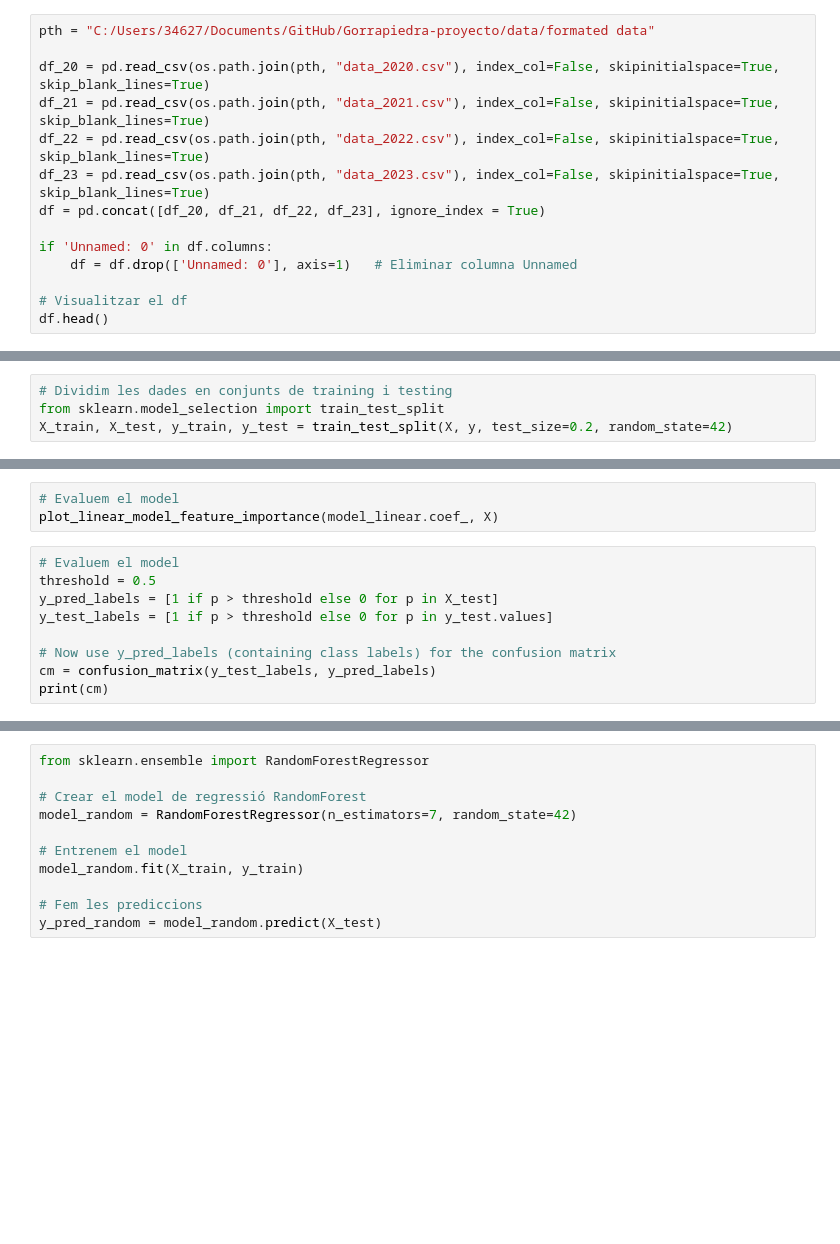
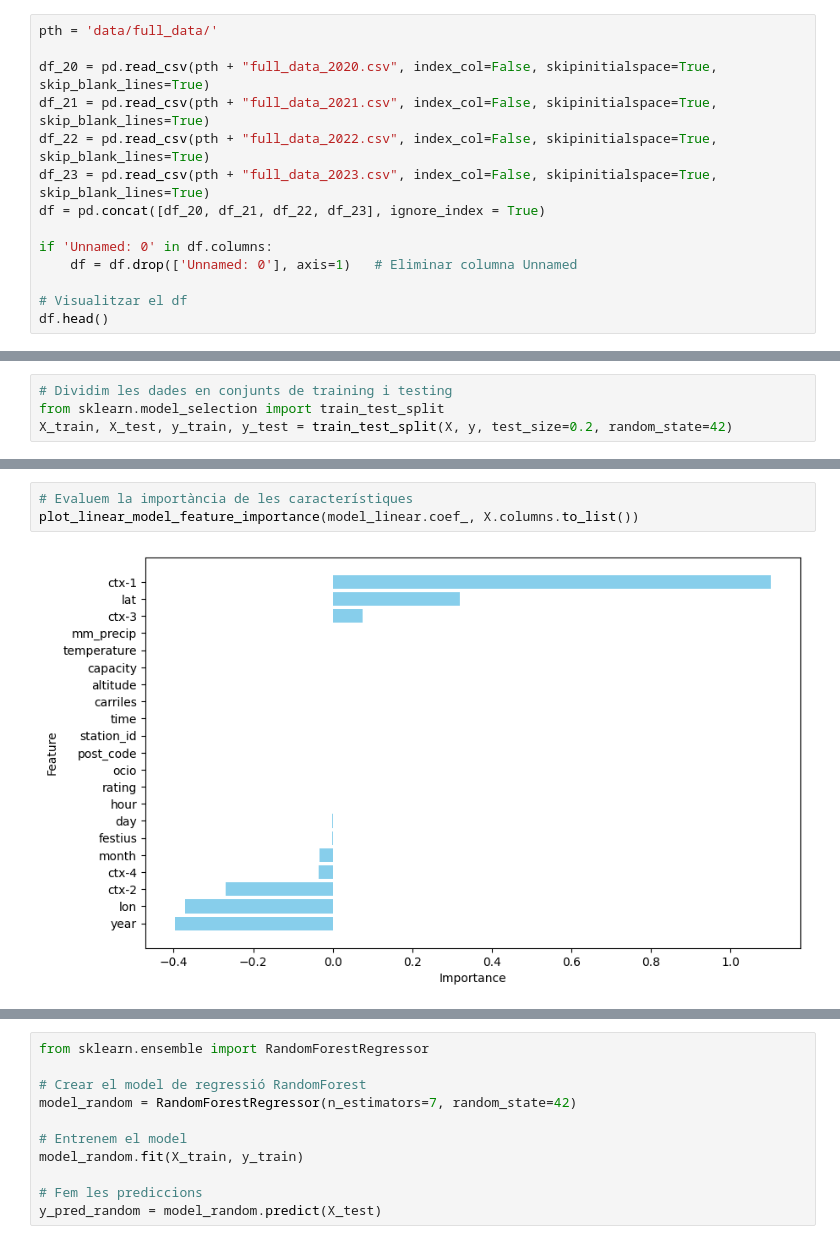
Before and after one commit to carlotalacasav/Gorrapiedra-proyecto, a Jupyter notebook: linear_regressor.ipynb, the cells around one changed output, grey strips where cells are left out. Saved outputs shown, nothing was run; the diff lists cells and outputs as text; blank space fills up the shorter version.

```diff
--- a/linear_regressor.ipynb
+++ b/linear_regressor.ipynb
@@ -20,10 +20,10 @@ from sklearn.metrics import confusion_matrix
 # %%
-pth = "C:/Users/34627/Documents/GitHub/Gorrapiedra-proyecto/data/formated data"
+pth = 'data/full_data/'
 
-df_20 = pd.read_csv(os.path.join(pth, "data_2020.csv"), index_col=False, skipinitialspace=True, skip_blank_lines=True)
-df_21 = pd.read_csv(os.path.join(pth, "data_2021.csv"), index_col=False, skipinitialspace=True, skip_blank_lines=True)
-df_22 = pd.read_csv(os.path.join(pth, "data_2022.csv"), index_col=False, skipinitialspace=True, skip_blank_lines=True)
-df_23 = pd.read_csv(os.path.join(pth, "data_2023.csv"), index_col=False, skipinitialspace=True, skip_blank_lines=True)
+df_20 = pd.read_csv(pth + "full_data_2020.csv", index_col=False, skipinitialspace=True, skip_blank_lines=True)
+df_21 = pd.read_csv(pth + "full_data_2021.csv", index_col=False, skipinitialspace=True, skip_blank_lines=True)
+df_22 = pd.read_csv(pth + "full_data_2022.csv", index_col=False, skipinitialspace=True, skip_blank_lines=True)
+df_23 = pd.read_csv(pth + "full_data_2023.csv", index_col=False, skipinitialspace=True, skip_blank_lines=True)
 df = pd.concat([df_20, df_21, df_22, df_23], ignore_index = True)
 
 if 'Unnamed: 0' in df.columns:
@@ -70,13 +96,6 @@ plot_model_evaluation(y_test, y_pred_linear)
 # %%
-# Evaluem el model
-plot_linear_model_feature_importance(model_linear.coef_, X)
+# Evaluem la importància de les característiques
+plot_linear_model_feature_importance(model_linear.coef_, X.columns.to_list())
+# %% [output]
+[figure, added]
-# %%
-# Evaluem el model
-threshold = 0.5
-y_pred_labels = [1 if p > threshold else 0 for p in X_test]
-y_test_labels = [1 if p > threshold else 0 for p in y_test.values]
-
-# Now use y_pred_labels (containing class labels) for the confusion matrix
-cm = confusion_matrix(y_test_labels, y_pred_labels)
-print(cm)
 # %%
```
Also changed, not shown: parts of 25 cells of this notebook, 5 other files.
